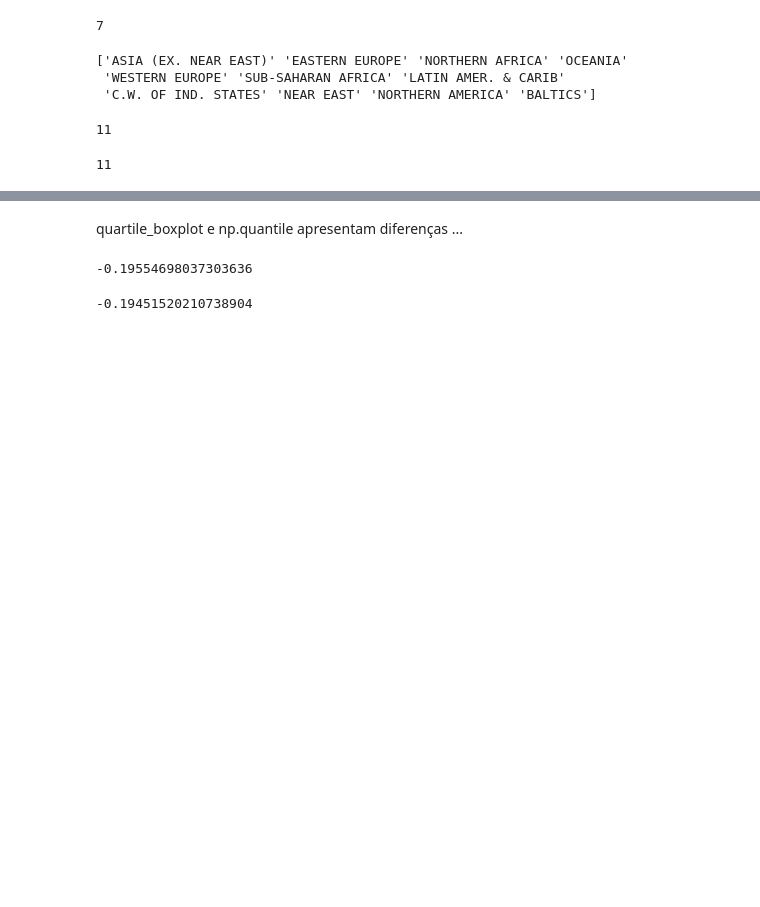
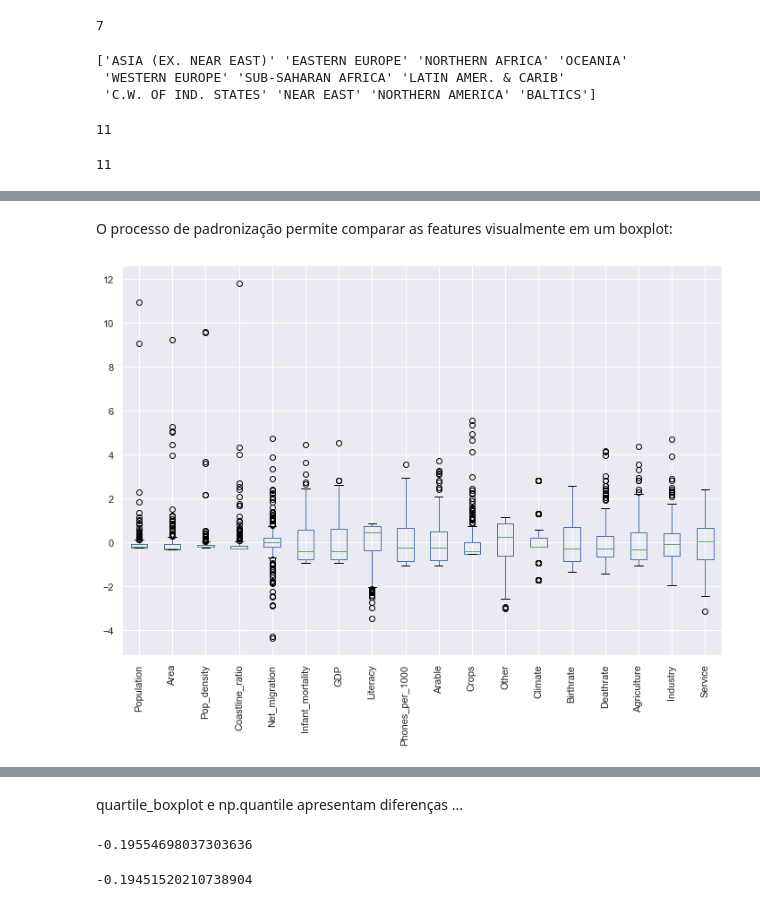
Before and after one commit to viniciusriosfuck/dscodenation, a Jupyter notebook: data-science-4/main.ipynb, the cells around one changed output, grey strips where cells are left out. Cells and saved outputs as stored; diff of their text form; code cells hidden in the pictures; blank space fills up the shorter version.

```diff
--- a/data-science-4/main.ipynb
+++ b/data-science-4/main.ipynb
@@ -412,0 +490,12 @@ region_one_hot.shape[1]
+# %%
+# Set the pipeline
+num_pipeline = Pipeline(steps=[
+    ("imputer", SimpleImputer(strategy="median")),
+    ("standard_scaler", StandardScaler())
+])
+# %%
+# Get list with numeric columns names from a dataframe
+names_numeric_col = countries.select_dtypes(include=['int64', 'float64']).columns.tolist()
+# %%
+# Fit and transform the numeric subset of a dataframe with the numeric pipeline
+countries_transformed = num_pipeline.fit_transform(countries[names_numeric_col])
@@ -412,0 +568,3 @@ region_one_hot.shape[1]
+# %%
+# data_transformed = countries.select_dtypes(exclude=['int64', 'float64']).copy()
+df_countries_transformed = pd.DataFrame(countries_transformed, columns=names_numeric_col)
@@ -412,0 +624,6 @@ region_one_hot.shape[1]
+# %% [markdown]
+O processo de padronização permite comparar as features visualmente em um boxplot:
+# %%
+df_countries_transformed.boxplot(rot=90);
+# %% [output]
+[figure, added]
```
Also changed, not shown: parts of 90 cells of this notebook.
